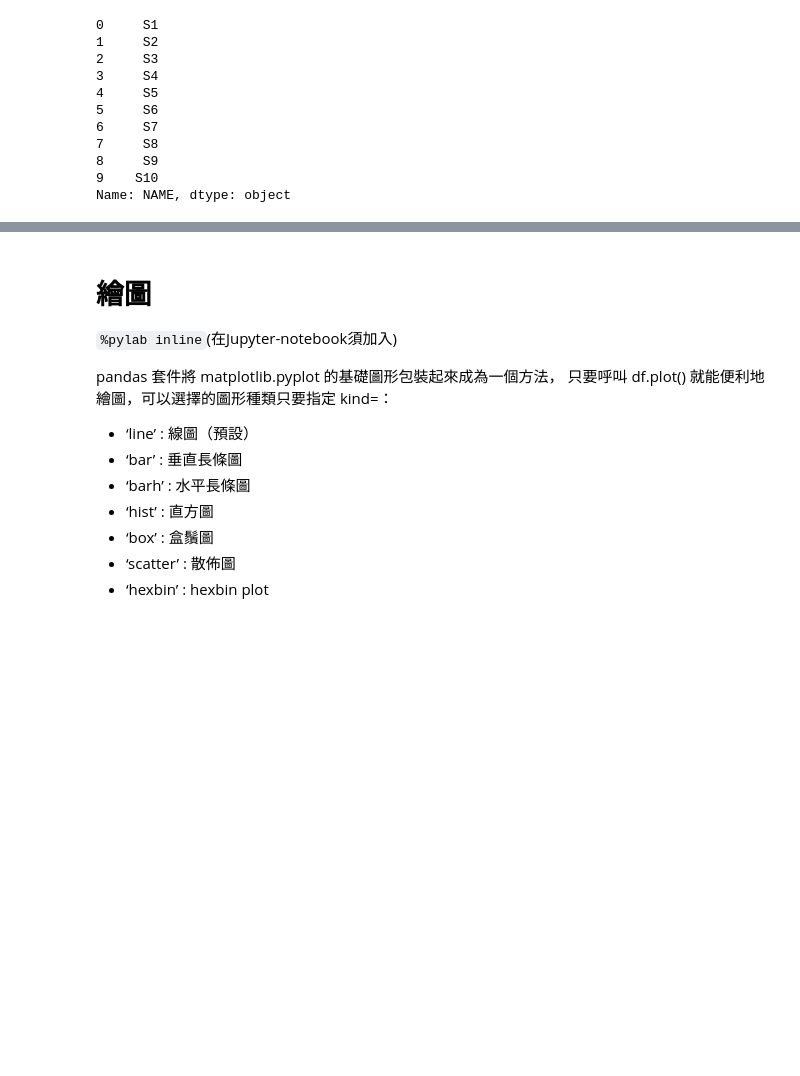
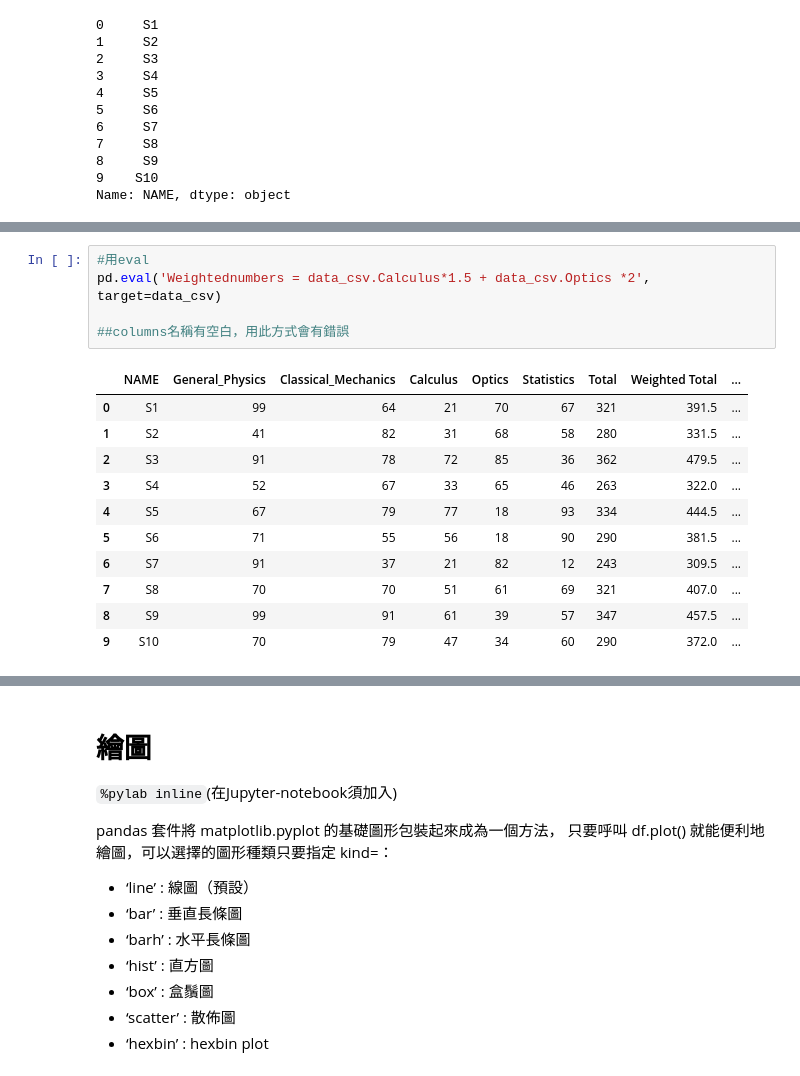
Before and after one commit to astrogtchen/Learning_Python, a Jupyter notebook: 09_pandas.ipynb, the cells around one changed output, grey strips where cells are left out. Drawn from its saved outputs; the diff is of its cells as text; blank space fills up the shorter version.

```diff
--- a/09_pandas.ipynb
+++ b/09_pandas.ipynb
@@ -778,6 +783,23 @@ data_csv
 | 7 | S8 | 70 | 70 | 51 | 61 | 69 | 321 | 407.0 |
 | 8 | S9 | 99 | 91 | 61 | 39 | 57 | 347 | 457.5 |
 | 9 | S10 | 70 | 79 | 47 | 34 | 60 | 290 | 372.0 |
+# %%
+#用eval
+pd.eval('Weightednumbers = data_csv.Calculus*1.5 + data_csv.Optics *2', target=data_csv)
+
+##columns名稱有空白，用此方式會有錯誤
+# %% [output]
+|  | NAME | General_Physics | Classical_Mechanics | Calculus | Optics | Statistics | Total | Weighted Total | ... |
+| 0 | S1 | 99 | 64 | 21 | 70 | 67 | 321 | 391.5 | ... |
+| 1 | S2 | 41 | 82 | 31 | 68 | 58 | 280 | 331.5 | ... |
+| 2 | S3 | 91 | 78 | 72 | 85 | 36 | 362 | 479.5 | ... |
+| 3 | S4 | 52 | 67 | 33 | 65 | 46 | 263 | 322.0 | ... |
+| 4 | S5 | 67 | 79 | 77 | 18 | 93 | 334 | 444.5 | ... |
+| 5 | S6 | 71 | 55 | 56 | 18 | 90 | 290 | 381.5 | ... |
+| 6 | S7 | 91 | 37 | 21 | 82 | 12 | 243 | 309.5 | ... |
+| 7 | S8 | 70 | 70 | 51 | 61 | 69 | 321 | 407.0 | ... |
+| 8 | S9 | 99 | 91 | 61 | 39 | 57 | 347 | 457.5 | ... |
+| 9 | S10 | 70 | 79 | 47 | 34 | 60 | 290 | 372.0 | ... |
 # %%
 #以Total數字做排序，輸出前三名
 #by 選定axis中的哪個key或index排序
```
Also changed, not shown: parts of 43 cells of this notebook, 3 other files.
